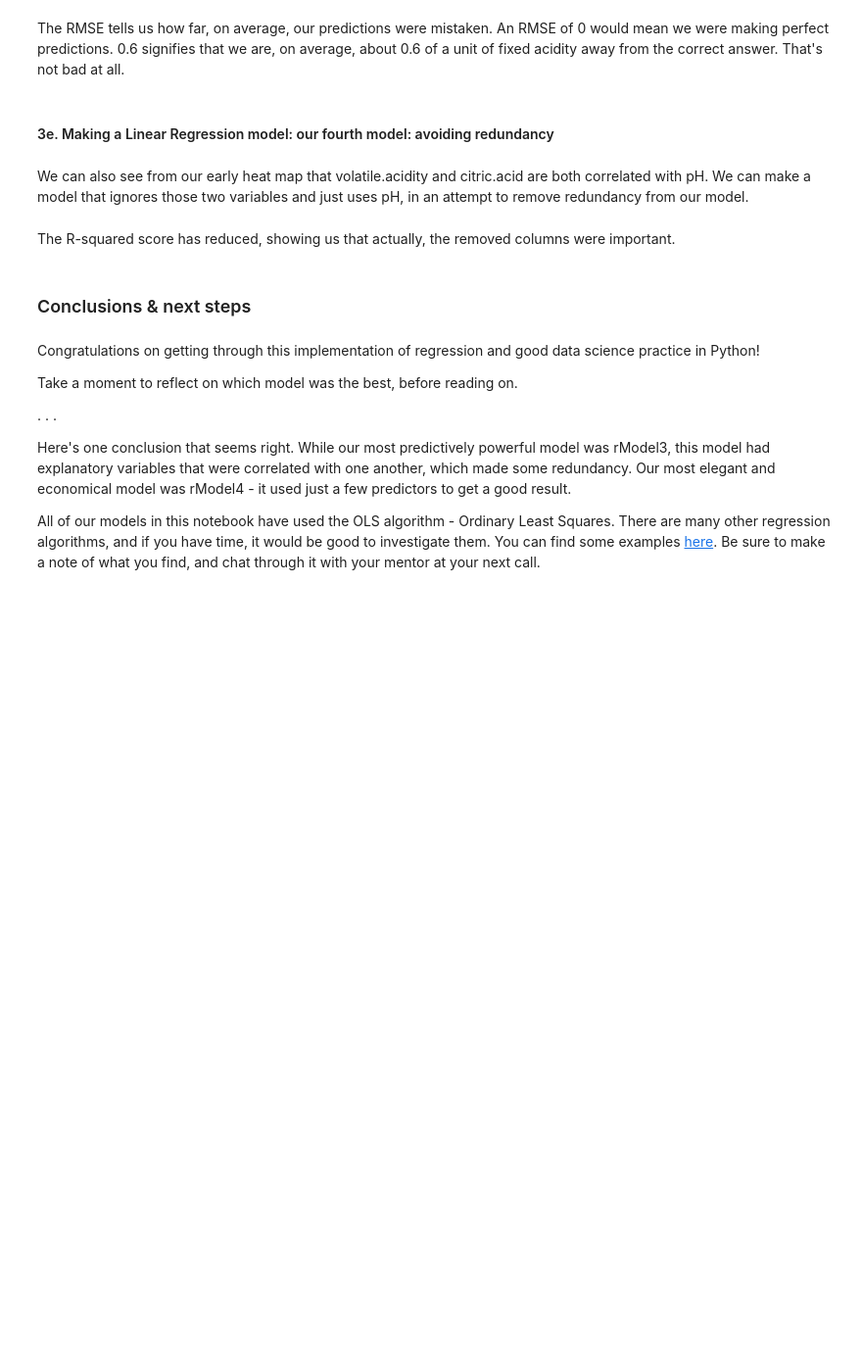
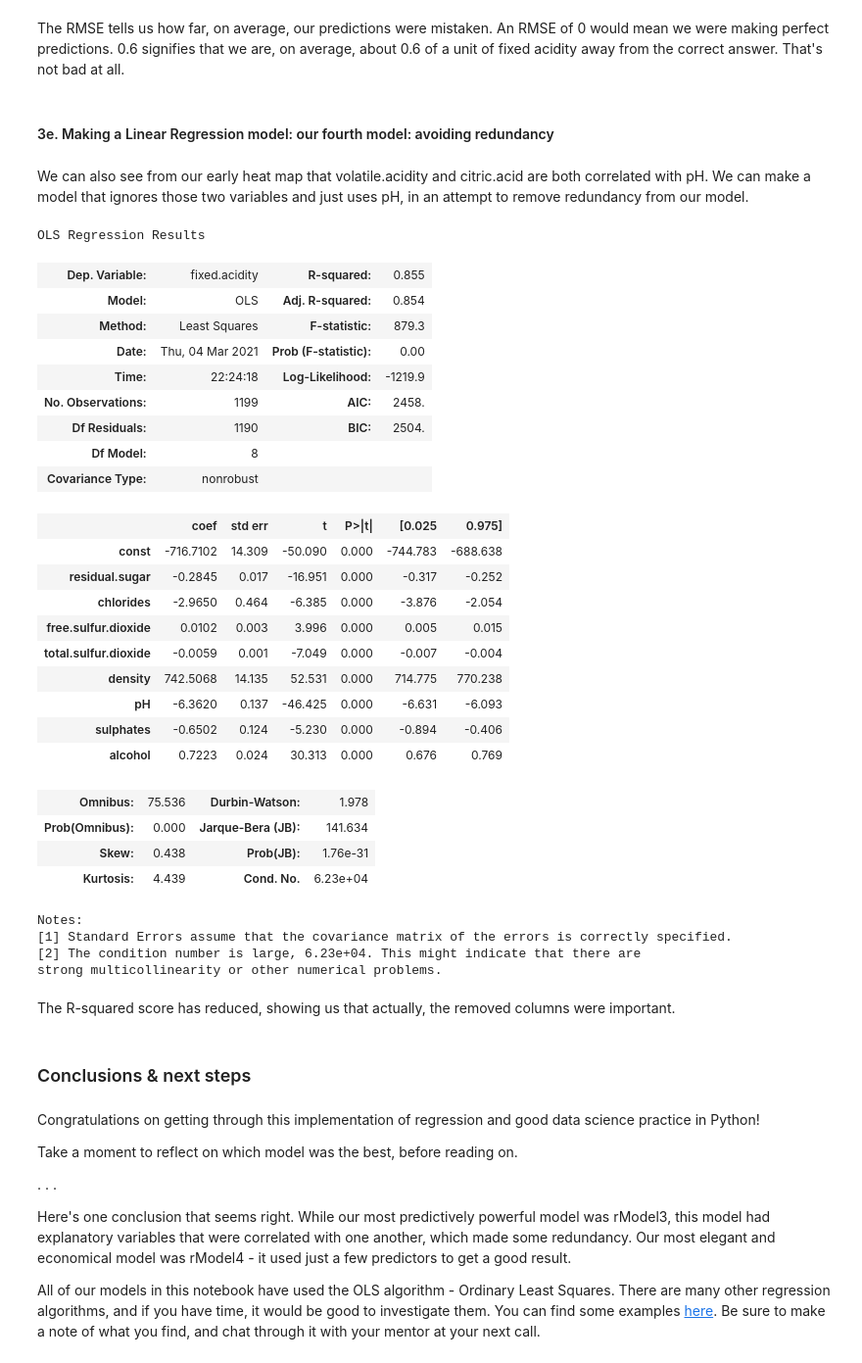
Before and after one commit to dmclark53/Springboard, a Jupyter notebook: Linear-Regression/Springboard Regression Case Study - the Red Wine Dataset - Tier 3.ipynb, the cells around one changed output. Shown at 98% size. Drawn from its saved outputs; the diff is of its cells as text; code cells hidden in the pictures; blank space fills up the shorter version.

```diff
--- a/Linear-Regression/Springboard Regression Case Study - the Red Wine Dataset - Tier 3.ipynb
+++ b/Linear-Regression/Springboard Regression Case Study - the Red Wine Dataset - Tier 3.ipynb
@@ -502,21 +544,53 @@ We can also see from our early heat map that volatile.acidity and citric.acid ar
 # %%
 # Create test and train datasets
 # Include the remaining six columns as predictors
-_ _ _
+X = red_wine.drop(columns=['fixed.acidity', 'quality', 'volatile.acidity', 'citric.acid'])
+y = red_wine['fixed.acidity']
 
 # Create constants for X, so the model knows its bounds
-_ _ _
+X = sm.add_constant(X)
 
 # Split the data
 
-_ _ _
+X_train, X_test, y_train, y_test = train_test_split(X, y, test_size=0.25)
 # %%
 # Create the fifth model
-_ _ _
+model = sm.OLS(y_train, X_train)
+
 # Fit the model
-_ _ _
+results = model.fit()
+
 # Evaluate the model
-_ _ _
+results.summary()
+# %% [output]
+OLS Regression Results
+| Dep. Variable: | fixed.acidity | R-squared: | 0.855 |
+| Model: | OLS | Adj. R-squared: | 0.854 |
+| Method: | Least Squares | F-statistic: | 879.3 |
+| Date: | Thu, 04 Mar 2021 | Prob (F-statistic): | 0.00 |
+| Time: | 22:24:18 | Log-Likelihood: | -1219.9 |
+| No. Observations: | 1199 | AIC: | 2458. |
+| Df Residuals: | 1190 | BIC: | 2504. |
+| Df Model: | 8 |  |  |
+| Covariance Type: | nonrobust |  |  |
+|  | coef | std err | t | P>|t| | [0.025 | 0.975] |
+| const | -716.7102 | 14.309 | -50.090 | 0.000 | -744.783 | -688.638 |
+| residual.sugar | -0.2845 | 0.017 | -16.951 | 0.000 | -0.317 | -0.252 |
+| chlorides | -2.9650 | 0.464 | -6.385 | 0.000 | -3.876 | -2.054 |
+| free.sulfur.dioxide | 0.0102 | 0.003 | 3.996 | 0.000 | 0.005 | 0.015 |
+| total.sulfur.dioxide | -0.0059 | 0.001 | -7.049 | 0.000 | -0.007 | -0.004 |
+| density | 742.5068 | 14.135 | 52.531 | 0.000 | 714.775 | 770.238 |
+| pH | -6.3620 | 0.137 | -46.425 | 0.000 | -6.631 | -6.093 |
+| sulphates | -0.6502 | 0.124 | -5.230 | 0.000 | -0.894 | -0.406 |
+| alcohol | 0.7223 | 0.024 | 30.313 | 0.000 | 0.676 | 0.769 |
+| Omnibus: | 75.536 | Durbin-Watson: | 1.978 |
+| Prob(Omnibus): | 0.000 | Jarque-Bera (JB): | 141.634 |
+| Skew: | 0.438 | Prob(JB): | 1.76e-31 |
+| Kurtosis: | 4.439 | Cond. No. | 6.23e+04 |
+Notes:
+[1] Standard Errors assume that the covariance matrix of the errors is correctly specified.
+[2] The condition number is large, 6.23e+04. This might indicate that there are
+strong multicollinearity or other numerical problems.
 # %% [markdown]
 The R-squared score has reduced, showing us that actually, the removed columns were important.
 # %% [markdown]
```
Also changed, not shown: parts of 10 cells of this notebook.
